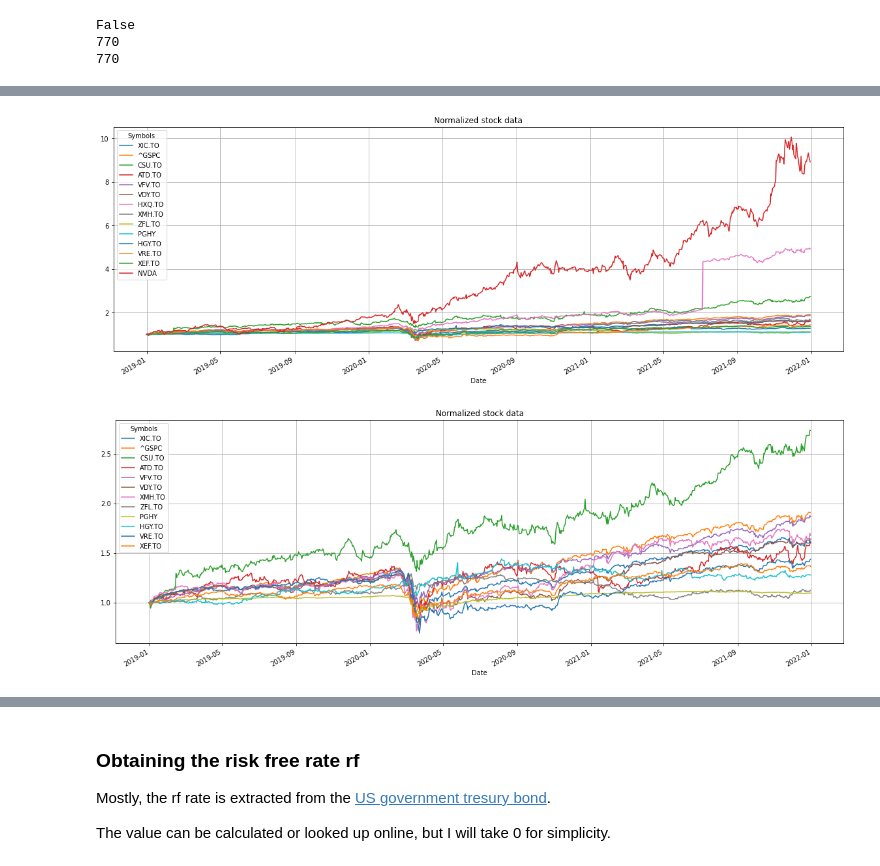
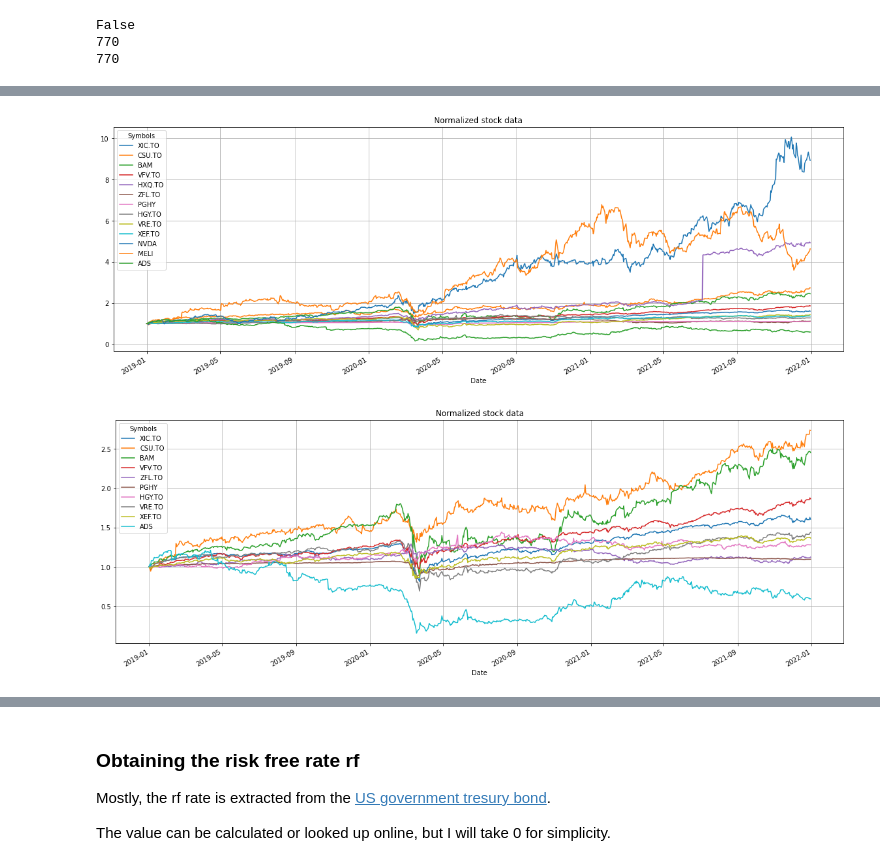
Before and after one commit to LarsTinnefeld/financial-analysis, a Jupyter notebook: correlation.ipynb, the cells around one changed output, grey strips where cells are left out. Drawn from its saved outputs; the diff is of its cells as text; code cells hidden in the pictures.

```diff
--- a/correlation.ipynb
+++ b/correlation.ipynb
@@ -9,7 +9,7 @@ import seaborn as sns
 
 %matplotlib inline
 # %%
-tickers = ['XIC.TO', '^GSPC', 'CSU.TO', 'ATD.TO', 'VFV.TO', 'VDY.TO', 'HXQ.TO', 'XMH.TO', 'ZFL.TO', 'PGHY', 'HGY.TO', 'VRE.TO', 'XEF.TO', 'NVDA']
+tickers = ['XIC.TO', 'CSU.TO', 'BAM', 'VFV.TO', 'HXQ.TO', 'ZFL.TO', 'PGHY', 'HGY.TO', 'VRE.TO', 'XEF.TO', 'NVDA', 'MELI', 'ADS']
 start = dt.datetime(2018, 12, 30)
 end = dt.datetime(2021, 12, 30)
 df_stocks = pdr.get_data_yahoo(tickers, start, end, interval="d")
@@ -147,11 +149,11 @@ df_stocks_normalized
 # Plot the normalized stock data
 plot_that_chart(df_stocks_normalized, 'Normalized stock data')
 # %% [output]
-[figure, old version]
+[figure, new version]
 # %%
-plot_that_chart(df_stocks_normalized.drop(['NVDA', 'HXQ.TO'], axis=1), 'Normalized stock data')
+plot_that_chart(df_stocks_normalized.drop(['NVDA', 'HXQ.TO', 'MELI'], axis=1), 'Normalized stock data')
 # %% [output]
-[figure, old version]
+[figure, new version]
 # %%
 def calc_return(df):
     '''Function to generate a detaframe with returns
```
Also changed, not shown: parts of 10 cells of this notebook.
